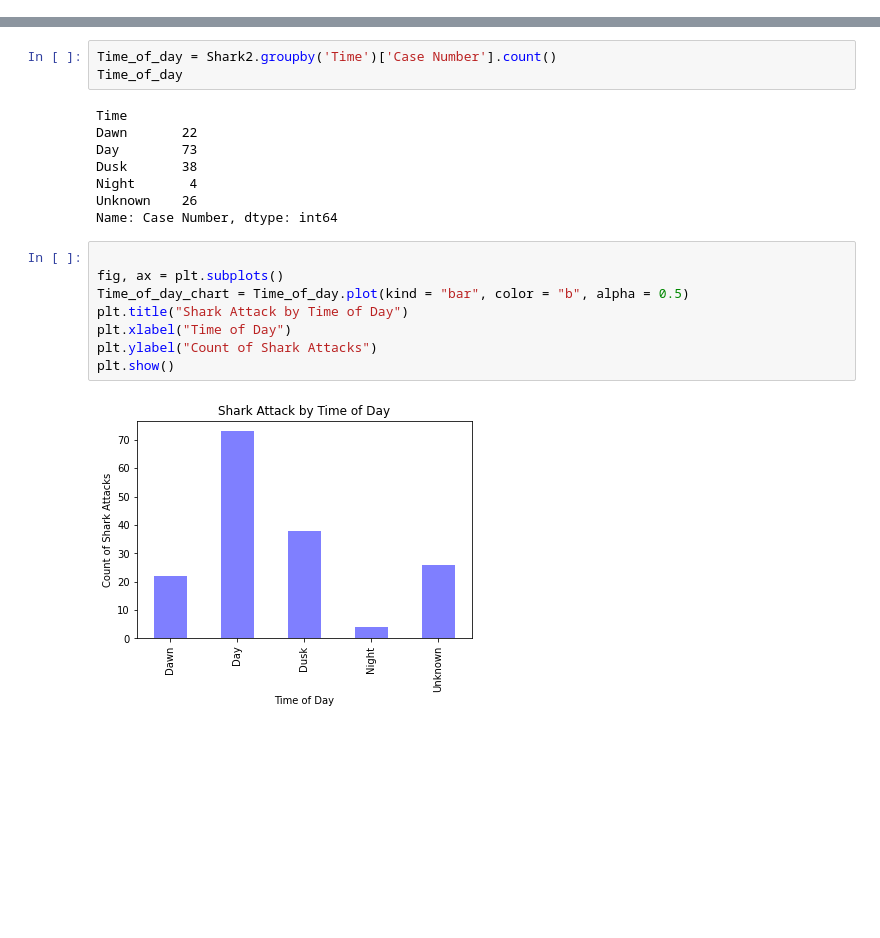
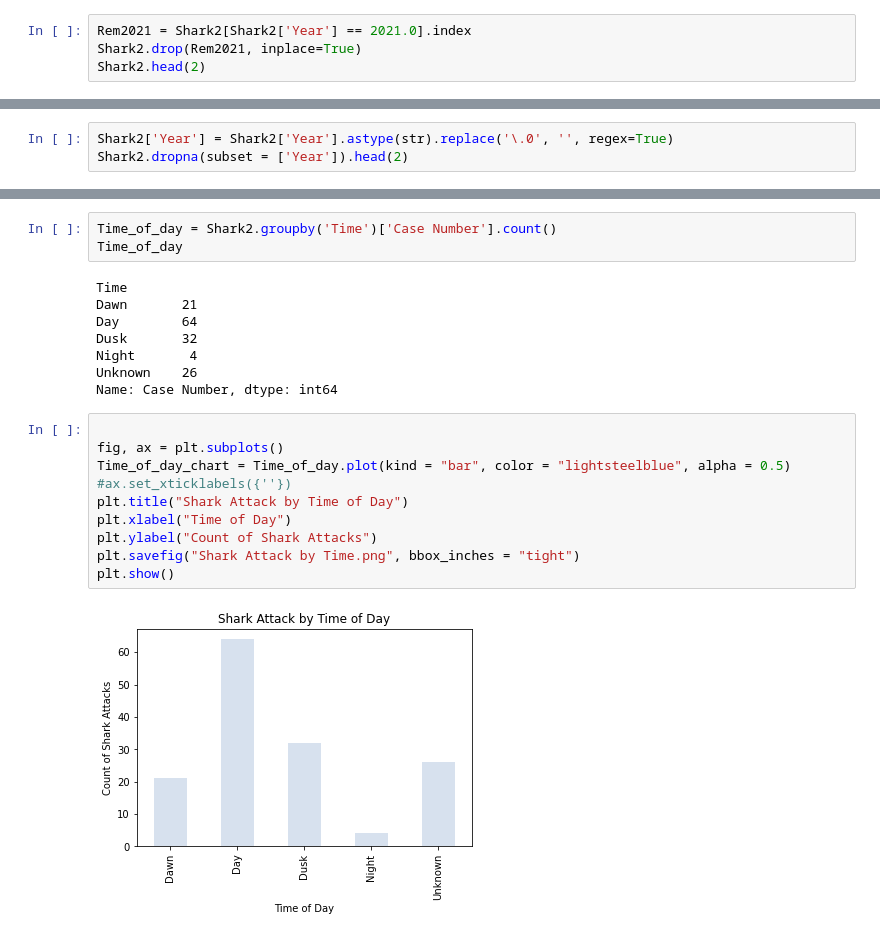
Before and after one commit to CMac-code/Project_Shark, a Jupyter notebook: Shark2.ipynb, the cells around one changed output, grey strips where cells are left out. Cells and saved outputs as stored; diff of their text form; blank space fills up the shorter version.

```diff
--- a/Shark2.ipynb
+++ b/Shark2.ipynb
@@ -13,3 +16,7 @@ Shark2.head(2)
 | 0 | 2016.12.06 | 06-Dec-2016 | 2016.0 | Provoked | AUSTRALIA | New South Wales | Merimbula | Surf fishing | Jesse Phillips | M | ... |
 | 1 | 2020.11.02 | 02-Nov-2020 | 2020.0 | Unprovoked | AUSTRALIA | New South Wales | Town Beach, Port Macquarie | Surfing | male | M | ... |
 2 rows × 22 columns
+# %%
+Rem2021 = Shark2[Shark2['Year'] == 2021.0].index
+Shark2.drop(Rem2021, inplace=True)
+Shark2.head(2)
@@ -15,0 +39,3 @@ Shark2.head(2)
+# %%
+Shark2['Year'] = Shark2['Year'].astype(str).replace('\.0', '', regex=True)
+Shark2.dropna(subset = ['Year']).head(2)
@@ -18,22 +72,24 @@ Time_of_day = Shark2.groupby('Time')['Case Number'].count()
 Time_of_day
 # %% [output]
 Time
-Dawn       22
-Day        73
-Dusk       38
+Dawn       21
+Day        64
+Dusk       32
 Night       4
 Unknown    26
 Name: Case Number, dtype: int64
 # %%
 
 fig, ax = plt.subplots()
-Time_of_day_chart = Time_of_day.plot(kind = "bar", color = "b", alpha = 0.5)
+Time_of_day_chart = Time_of_day.plot(kind = "bar", color = "lightsteelblue", alpha = 0.5)
+#ax.set_xticklabels({''})
 plt.title("Shark Attack by Time of Day")
 plt.xlabel("Time of Day")
 plt.ylabel("Count of Shark Attacks")
+plt.savefig("Shark Attack by Time.png", bbox_inches = "tight")
 plt.show()
 # %% [output]
-[figure, old version]
+[figure, new version]
 # %%
 Shark2['Activity'].value_counts()
 # %% [output]
```
Also changed, not shown: parts of 11 cells of this notebook, 3 other files.
